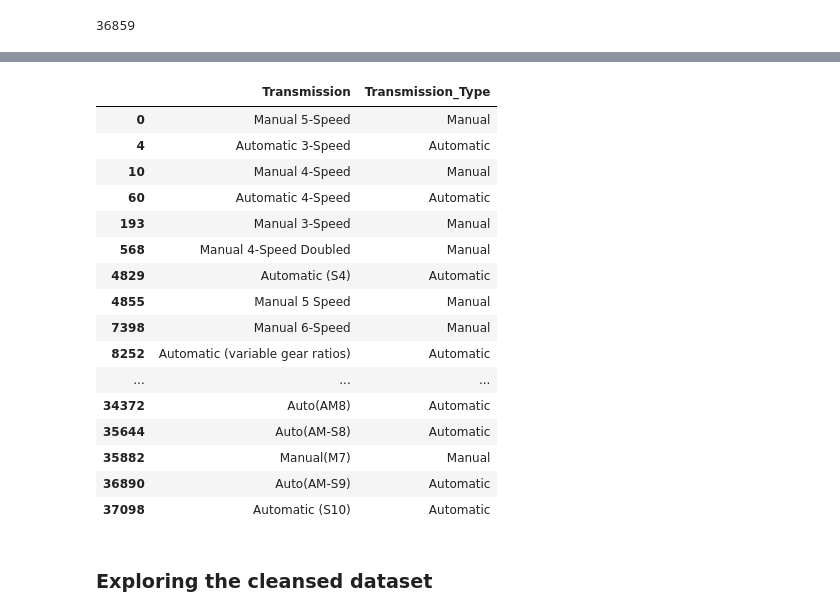
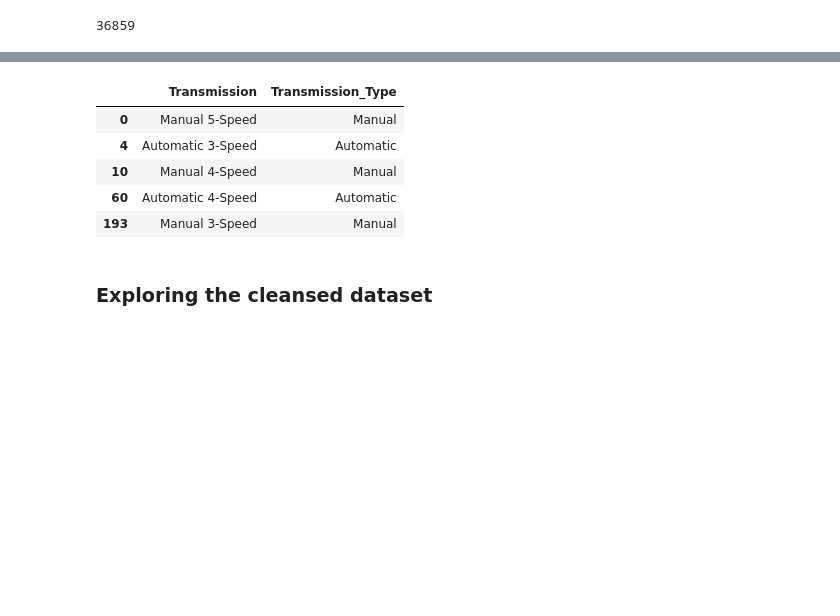
Before and after one commit to sandheepsebastain/gasoline-vehicle-study, a Jupyter notebook: Study of Gasoline Vehicles.ipynb, the cells around one changed output, grey strips where cells are left out. Drawn from its saved outputs; the diff is of its cells as text; code cells hidden in the pictures; blank space fills up the shorter version.

```diff
--- a/Study of Gasoline Vehicles.ipynb
+++ b/Study of Gasoline Vehicles.ipynb
@@ -88,26 +88,15 @@ dfSelData['Transmission_Type']=dfSelData['Transmission'].apply(lambda x: 'Manual
 # %%
 #The transmission encoding key
 dfTransmissionCheck=dfSelData[['Transmission','Transmission_Type']]
 dfTransmissionCheck=dfTransmissionCheck.drop_duplicates()
-dfTransmissionCheck
+dfTransmissionCheck.head(5)
 # %% [output]
 |  | Transmission | Transmission_Type |
 | 0 | Manual 5-Speed | Manual |
 | 4 | Automatic 3-Speed | Automatic |
 | 10 | Manual 4-Speed | Manual |
 | 60 | Automatic 4-Speed | Automatic |
 | 193 | Manual 3-Speed | Manual |
-| 568 | Manual 4-Speed Doubled | Manual |
-| 4829 | Automatic (S4) | Automatic |
-| 4855 | Manual 5 Speed | Manual |
-| 7398 | Manual 6-Speed | Manual |
-| 8252 | Automatic (variable gear ratios) | Automatic |
-| ... | ... | ... |
-| 34372 | Auto(AM8) | Automatic |
-| 35644 | Auto(AM-S8) | Automatic |
-| 35882 | Manual(M7) | Manual |
-| 36890 | Auto(AM-S9) | Automatic |
-| 37098 | Automatic (S10) | Automatic |
 # %%
 #Cleaning Up column class to a manageable level
 dictClassMap={'Minicompact Cars':'Car',
```
Also changed, not shown: parts of 1 cell of this notebook.
